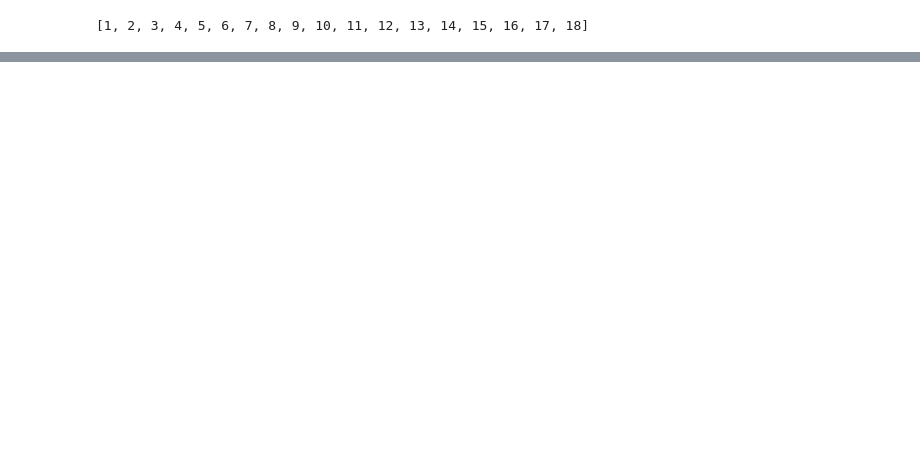
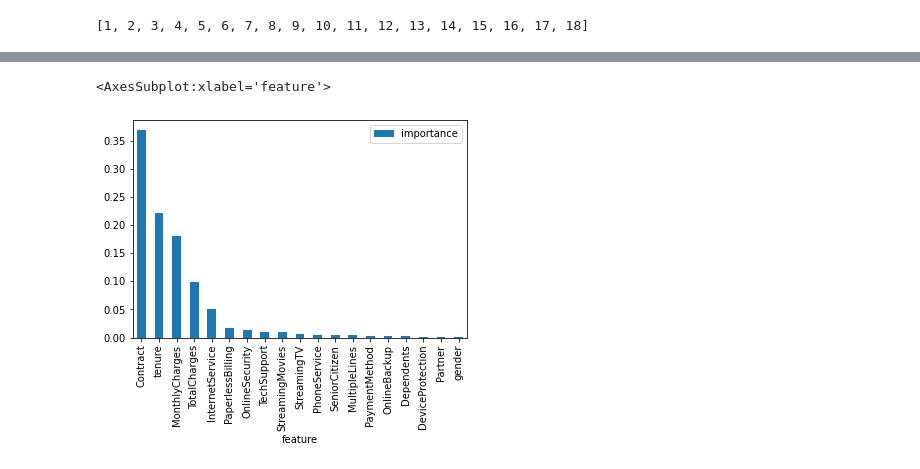
Before and after one commit to akuppan1/Flatiron-Mod-3-Proj, a Jupyter notebook: Random Forest Decision Tree using modified dataframe.ipynb, the cells around one changed output, grey strips where cells are left out. Cells and saved outputs as stored; diff of their text form; code cells hidden in the pictures; blank space fills up the shorter version.

```diff
--- a/Random Forest Decision Tree using modified dataframe.ipynb
+++ b/Random Forest Decision Tree using modified dataframe.ipynb
@@ -345,0 +423,9 @@ max_features
+# %%
+# Use the random grid to search for best hyperparameters
+# First create the base model to tune
+rf = RandomForestClassifier()
+# Random search of parameters, using 3 fold cross validation,
+# search across 100 different combinations, and use all available cores
+rf_random = RandomizedSearchCV(estimator = rf, param_distributions = random_grid, n_iter = 100, cv = 3, verbose=2, random_state=42, n_jobs = -1)
+# Fit the random search model
+rf_random.fit(data_train, target_train)
@@ -345,0 +466,6 @@ max_features
+# %%
+#we will try the recommendation above
+
+forest1 = RandomForestClassifier(n_estimators=143, max_depth=45, max_features='auto', min_samples_split=5, min_samples_leaf=9, bootstrap=True)
+forest1.fit(data_train, target_train)
+forest1.score(data_train, target_train)
@@ -345,0 +498,7 @@ max_features
+# %%
+importances = pd.DataFrame({'feature':data_train.columns,'importance':np.round(forest.feature_importances_,3)})
+importances = importances.sort_values('importance',ascending=False).set_index('feature')
+importances.plot.bar()
+# %% [output]
+<AxesSubplot:xlabel='feature'>
+[figure, added]
```
Also changed, not shown: parts of 30 cells of this notebook.
